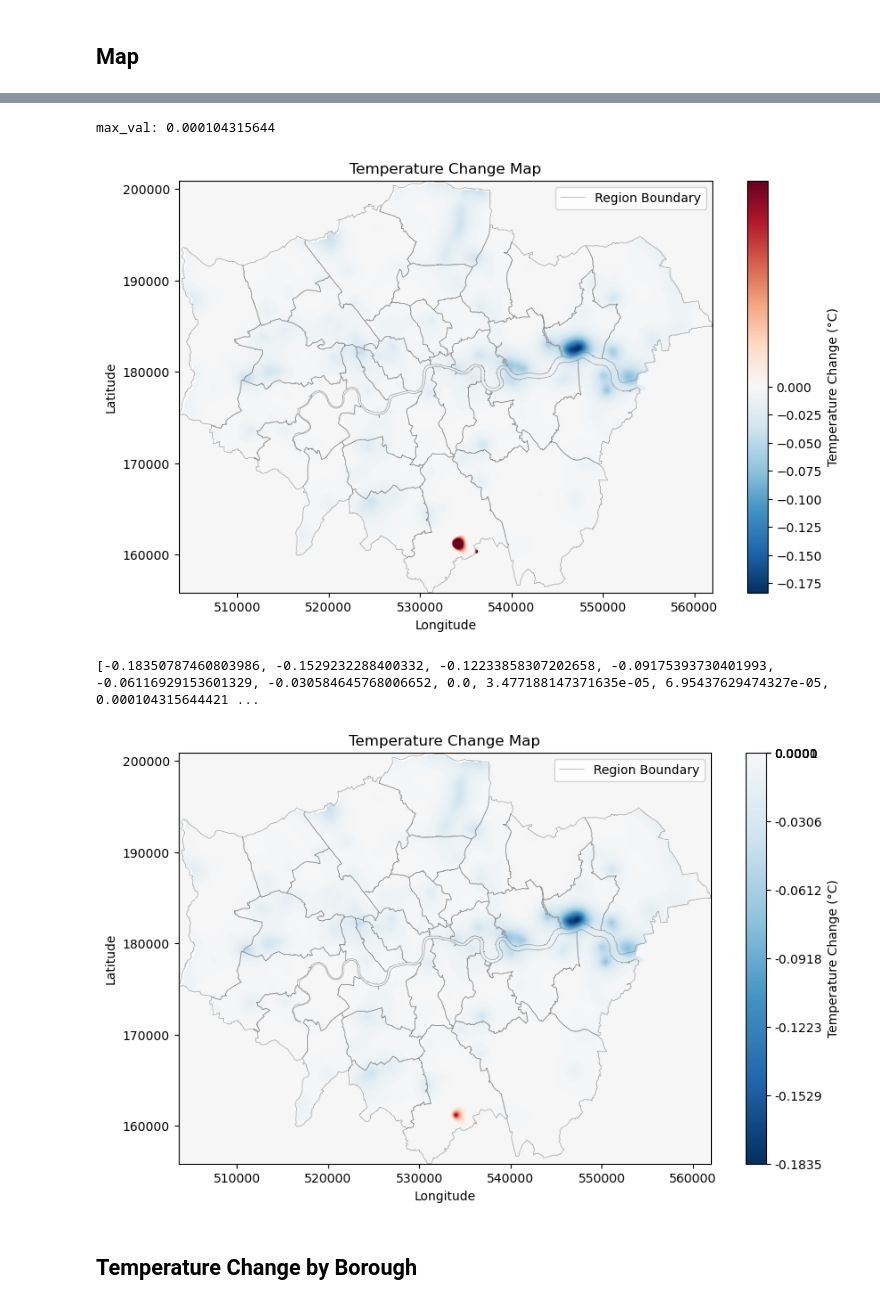
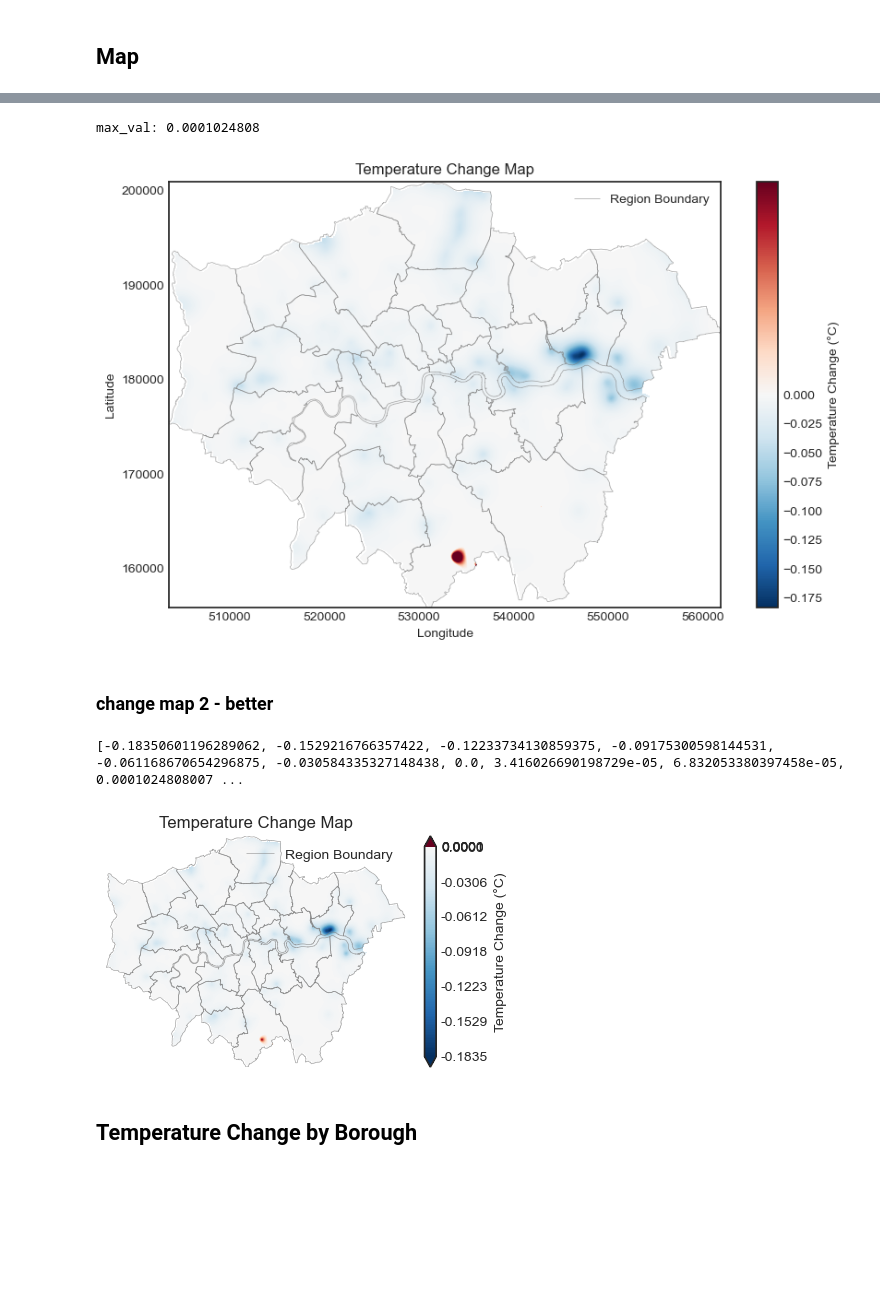
Before and after one commit to natcap/urban-cooling-health, a Jupyter notebook: scripts/invest_result_analysis.ipynb, the cells around one changed output, grey strips where cells are left out. Saved outputs shown, nothing was run; the diff lists cells and outputs as text; code cells hidden in the pictures; blank space fills up the shorter version.

```diff
--- a/scripts/invest_result_analysis.ipynb
+++ b/scripts/invest_result_analysis.ipynb
@@ -166,38 +256,41 @@ if min_val < 0 < max_val:
     norm = mcolors.TwoSlopeNorm(vmin=min_val, vcenter=0, vmax=pos_percentile)
 else:
     norm = mcolors.Normalize(vmin=min_val, vmax=max_val)
 ## ----------------------------------------------------------
 
 
 # --- Plot ---
 fig, ax = plt.subplots(figsize=(10, 6))
 
 # Plot the temperature change raster
 im = ax.imshow(temp_change, cmap=cmap, norm=norm, extent=extent, origin="upper")
 
 # Overlay the shapefile boundary
 gdf.boundary.plot(ax=ax, edgecolor="gray", linewidth=0.5, alpha=0.7, label="Region Boundary")
 
 # Add colorbar
 cbar = plt.colorbar(im, ax=ax)
 cbar.set_label("Temperature Change (°C)")
 
 # Formatting
 plt.title("Temperature Change Map")
 plt.xlabel("Longitude")
 plt.ylabel("Latitude")
 plt.grid(False)
 plt.legend()
 
-# Save the figure
-output_plot_path = os.path.join(figures_dir, "temperature_change_map1.png")
-plt.savefig(output_plot_path, dpi=300, bbox_inches="tight", transparent=True)
+# # Save the figure
+# f = "temperature_change_map_" + v + ".png"
+# output_plot_path = os.path.join(figures_dir, f)
+# plt.savefig(output_plot_path, dpi=300, bbox_inches="tight", transparent=True)
 
 # Show the plot
 plt.show()
 # %% [output]
-max_val: 0.000104315644
+max_val: 0.0001024808
-[figure, old version]
+[figure, new version]
+# %% [markdown]
+### change map 2 - better
 # %%
 
 min_val = np.nanmin(temp_change)
@@ -256,7 +349,7 @@ im = ax.imshow(temp_change, cmap=cmap, norm=norm, extent=extent, origin="upper")
 gdf.boundary.plot(ax=ax, edgecolor="gray", linewidth=0.5, alpha=0.7, label="Region Boundary")
 
 # Add colorbar with adjusted scale
-cbar = plt.colorbar(im, ax=ax)
+cbar = plt.colorbar(im, ax=ax, extend = 'both')
 cbar.ax.set_yscale('linear')
 cbar.set_label("Temperature Change (°C)")
 cbar.set_ticks(ticks)
@@ -264,20 +357,22 @@ cbar.ax.set_yticklabels([f"{t:.4f}" for t in ticks])
 
 # Formatting
 plt.title("Temperature Change Map")
+ax.set_axis_off()
 plt.xlabel("Longitude")
 plt.ylabel("Latitude")
 plt.grid(False)
 plt.legend()
 
 # Save the figure
-output_plot_path = os.path.join(figures_dir, "temperature_change_map2.png")
+f = "temperature_change_map_" + v + ".png"
+output_plot_path = os.path.join(figures_dir, f)
 plt.savefig(output_plot_path, dpi=300, bbox_inches="tight", transparent=True)
 
 # Show the plot
 plt.show()
 # %% [output]
-[-0.18350787460803986, -0.1529232288400332, -0.12233858307202658, -0.09175393730401993, -0.06116929153601329, -0.030584645768006652, 0.0, 3.477188147371635e-05, 6.95437629474327e-05, 0.000104315644421 ...
+[-0.18350601196289062, -0.1529216766357422, -0.12233734130859375, -0.09175300598144531, -0.061168670654296875, -0.030584335327148438, 0.0, 3.416026690198729e-05, 6.832053380397458e-05, 0.0001024808007 ...
-[figure, old version]
+[figure, new version]
 # %% [markdown]
 ## Temperature Change by Borough
 # %%
```
Also changed, not shown: parts of 7 cells of this notebook.
